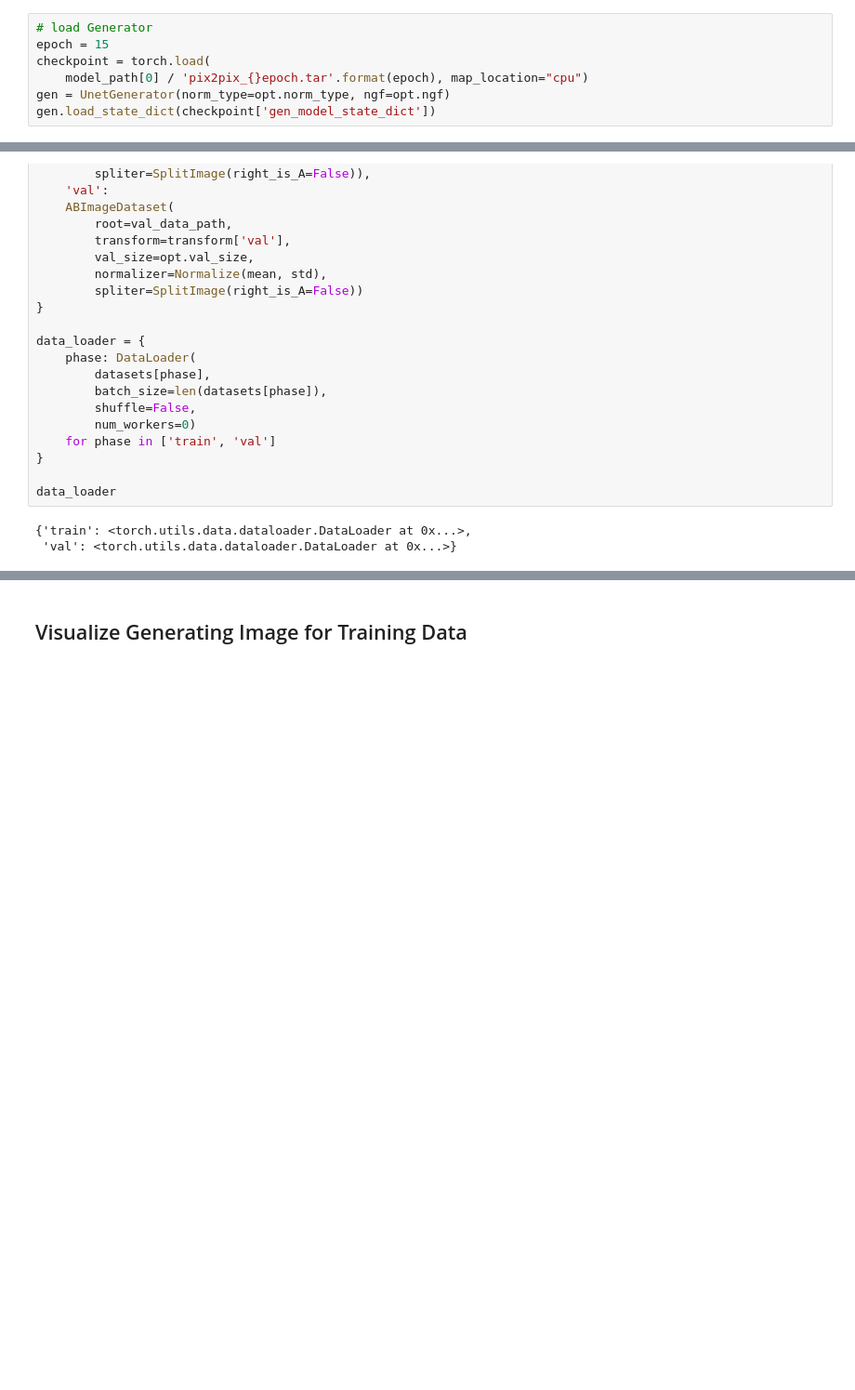
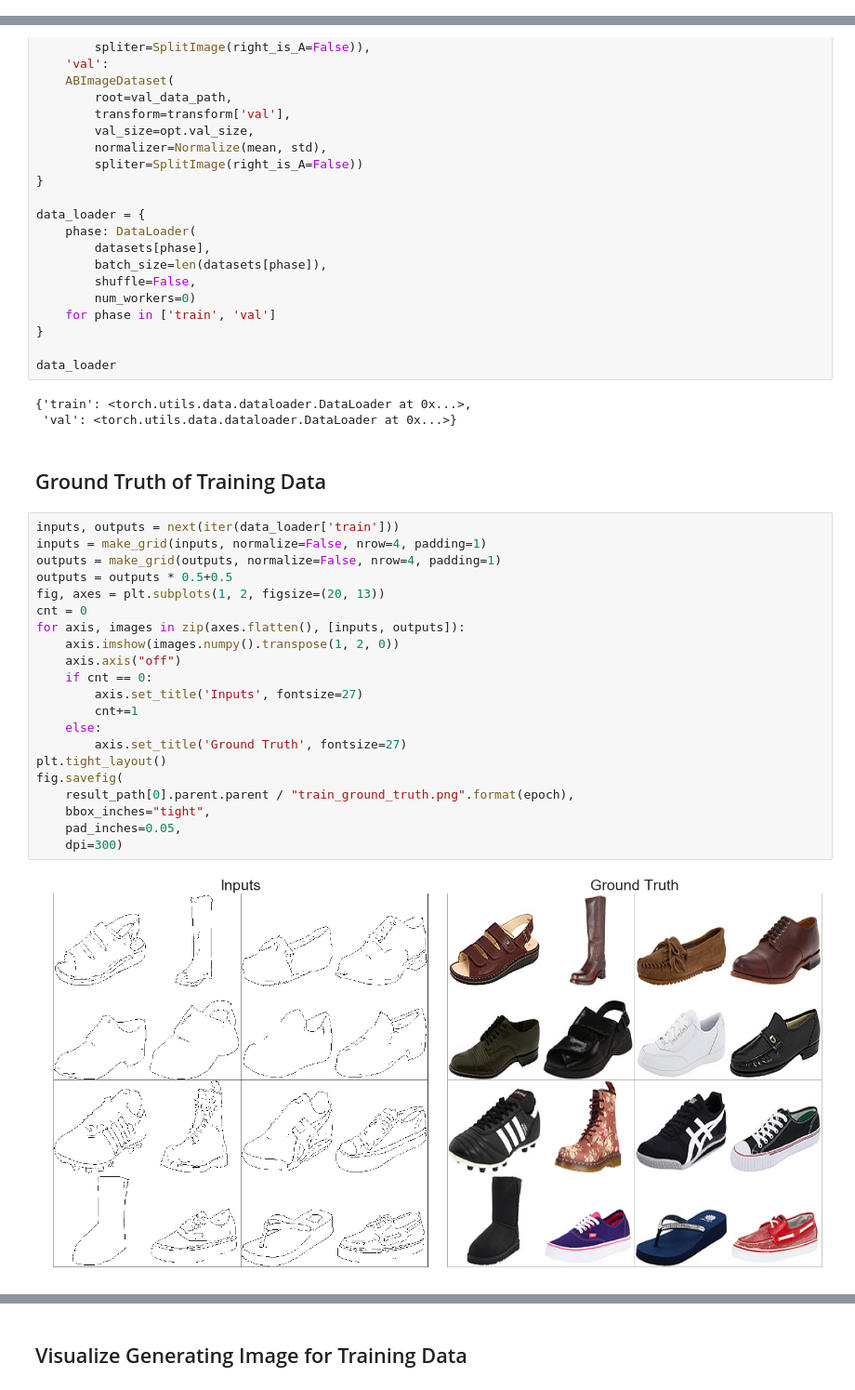
Before and after one commit to haru-256/pix2pix.pytorch, a Jupyter notebook: visualize_genData_Loss.ipynb, the cells around one changed output, grey strips where cells are left out. Shown at 93% size. Cells and saved outputs as stored; diff of their text form; blank space fills up the shorter version.

```diff
--- a/visualize_genData_Loss.ipynb
+++ b/visualize_genData_Loss.ipynb
@@ -121,13 +121,6 @@ with open(arg_path[0]) as f:
 print(opt)
 # %% [output]
 Namespace(batch_size=4, dataset='edges2shoes', epoch=15, gpu=0, lambda_L1=100.0, mean=0.5, ndf=64, ngf=64, norm_type='batch', num_workers=4, number=1, seed=1, std=0.5, val_size=16, version=False)
-# %%
-# load Generator
-epoch = 15
-checkpoint = torch.load(
-    model_path[0] / 'pix2pix_{}epoch.tar'.format(epoch), map_location="cpu")
-gen = UnetGenerator(norm_type=opt.norm_type, ngf=opt.ngf)
-gen.load_state_dict(checkpoint['gen_model_state_dict'])
 # %%
 # load dataset
 transform = {
@@ -166,3 +159,28 @@ data_loader
 # %% [output]
 {'train': <torch.utils.data.dataloader.DataLoader at 0x...>,
  'val': <torch.utils.data.dataloader.DataLoader at 0x...>}
+# %% [markdown]
+## Ground Truth of Training Data
+# %%
+inputs, outputs = next(iter(data_loader['train']))
+inputs = make_grid(inputs, normalize=False, nrow=4, padding=1)
+outputs = make_grid(outputs, normalize=False, nrow=4, padding=1)
+outputs = outputs * 0.5+0.5
+fig, axes = plt.subplots(1, 2, figsize=(20, 13))
+cnt = 0
+for axis, images in zip(axes.flatten(), [inputs, outputs]):
+    axis.imshow(images.numpy().transpose(1, 2, 0))
+    axis.axis("off")
+    if cnt == 0:
+        axis.set_title('Inputs', fontsize=27)
+        cnt+=1
+    else:
+        axis.set_title('Ground Truth', fontsize=27)
+plt.tight_layout()
+fig.savefig(
+    result_path[0].parent.parent / "train_ground_truth.png".format(epoch),
+    bbox_inches="tight",
+    pad_inches=0.05,
+    dpi=300)
+# %% [output]
+[figure, added]
```
Also changed, not shown: parts of 1 cell of this notebook.
